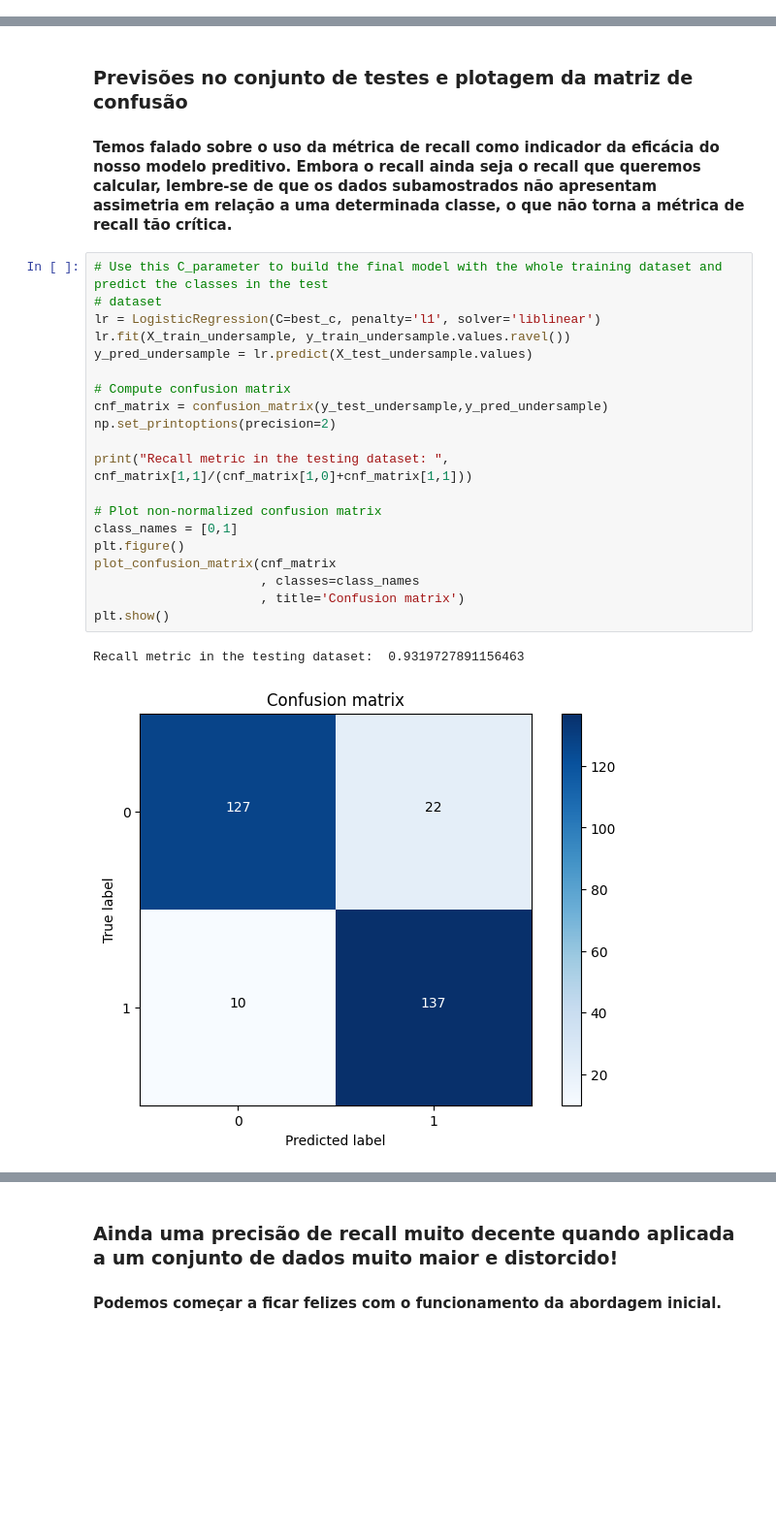
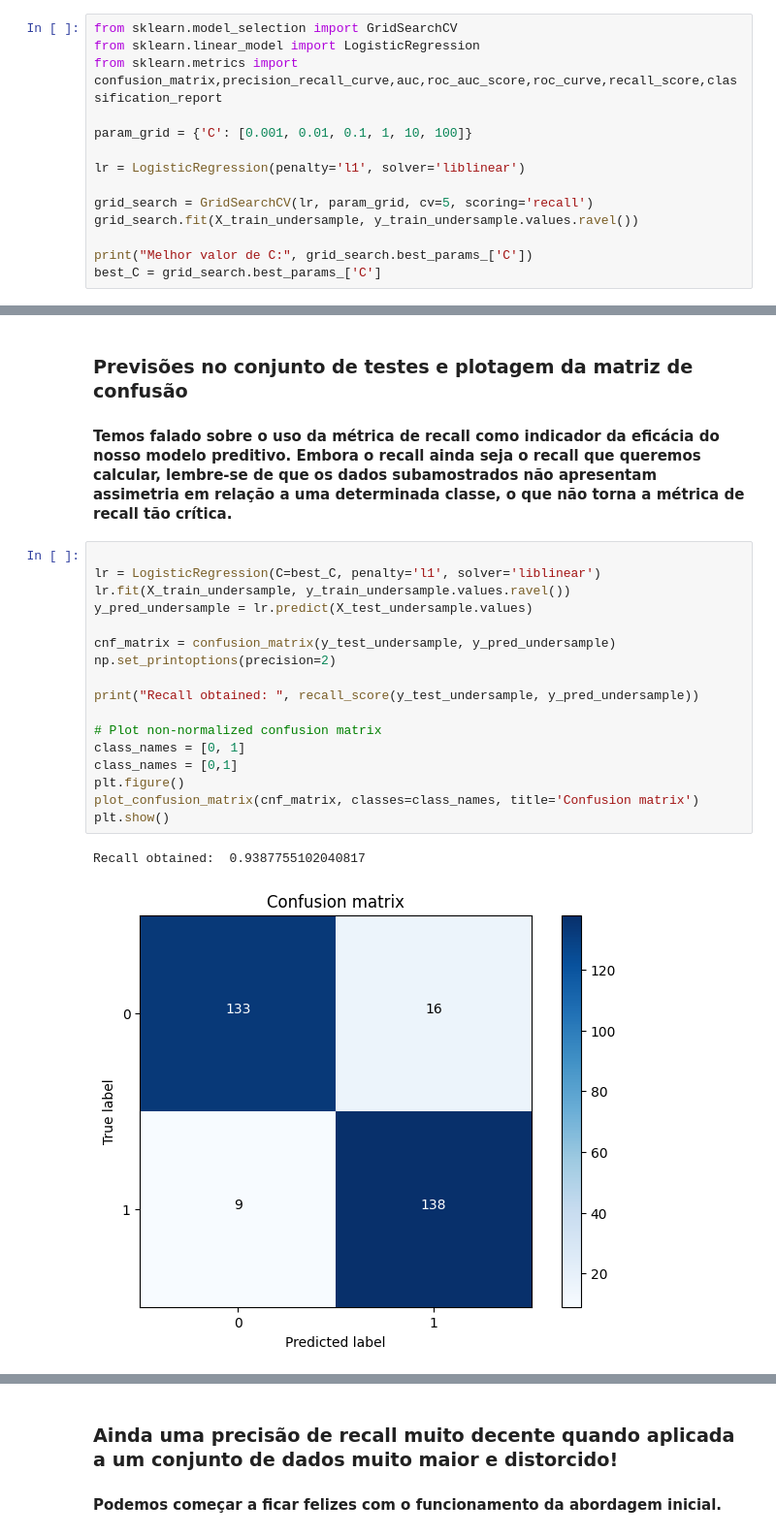
Before and after one commit to lucascdornelas/credit-card-fraud-detection, a Jupyter notebook: creadit-card-fraud-detection.ipynb, the cells around one changed output, grey strips where cells are left out. Shown: that part at 97% size. Cells and saved outputs as stored; diff of their text form; blank space fills up the shorter version.

```diff
--- a/creadit-card-fraud-detection.ipynb
+++ b/creadit-card-fraud-detection.ipynb
@@ -266,0 +199,14 @@ Best model to choose from cross validation is with C parameter =  0.01
+# %%
+from sklearn.model_selection import GridSearchCV
+from sklearn.linear_model import LogisticRegression
+from sklearn.metrics import confusion_matrix,precision_recall_curve,auc,roc_auc_score,roc_curve,recall_score,classification_report
+
+param_grid = {'C': [0.001, 0.01, 0.1, 1, 10, 100]}
+
+lr = LogisticRegression(penalty='l1', solver='liblinear')
+
+grid_search = GridSearchCV(lr, param_grid, cv=5, scoring='recall')
+grid_search.fit(X_train_undersample, y_train_undersample.values.ravel())
+
+print("Melhor valor de C:", grid_search.best_params_['C'])
+best_C = grid_search.best_params_['C']
@@ -304,25 +255,22 @@ def plot_confusion_matrix(cm, classes,
 
 #### Temos falado sobre o uso da métrica de recall como indicador da eficácia do nosso modelo preditivo. Embora o recall ainda seja o recall que queremos calcular, lembre-se de que os dados subamostrados não apresentam assimetria em relação a uma determinada classe, o que não torna a métrica de recall tão crítica.
 # %%
-# Use this C_parameter to build the final model with the whole training dataset and predict the classes in the test
-# dataset
-lr = LogisticRegression(C=best_c, penalty='l1', solver='liblinear')
+
+lr = LogisticRegression(C=best_C, penalty='l1', solver='liblinear')
 lr.fit(X_train_undersample, y_train_undersample.values.ravel())
 y_pred_undersample = lr.predict(X_test_undersample.values)
 
-# Compute confusion matrix
-cnf_matrix = confusion_matrix(y_test_undersample,y_pred_undersample)
+cnf_matrix = confusion_matrix(y_test_undersample, y_pred_undersample)
 np.set_printoptions(precision=2)
 
-print("Recall metric in the testing dataset: ", cnf_matrix[1,1]/(cnf_matrix[1,0]+cnf_matrix[1,1]))
+print("Recall obtained: ", recall_score(y_test_undersample, y_pred_undersample))
 
 # Plot non-normalized confusion matrix
+class_names = [0, 1]
 class_names = [0,1]
 plt.figure()
-plot_confusion_matrix(cnf_matrix
-                      , classes=class_names
-                      , title='Confusion matrix')
+plot_confusion_matrix(cnf_matrix, classes=class_names, title='Confusion matrix')
 plt.show()
 # %% [output]
-Recall metric in the testing dataset:  0.9319727891156463
+Recall obtained:  0.9387755102040817
-[figure, old version]
+[figure, new version]
```
Also changed, not shown: parts of 36 cells of this notebook, 2 other files.
